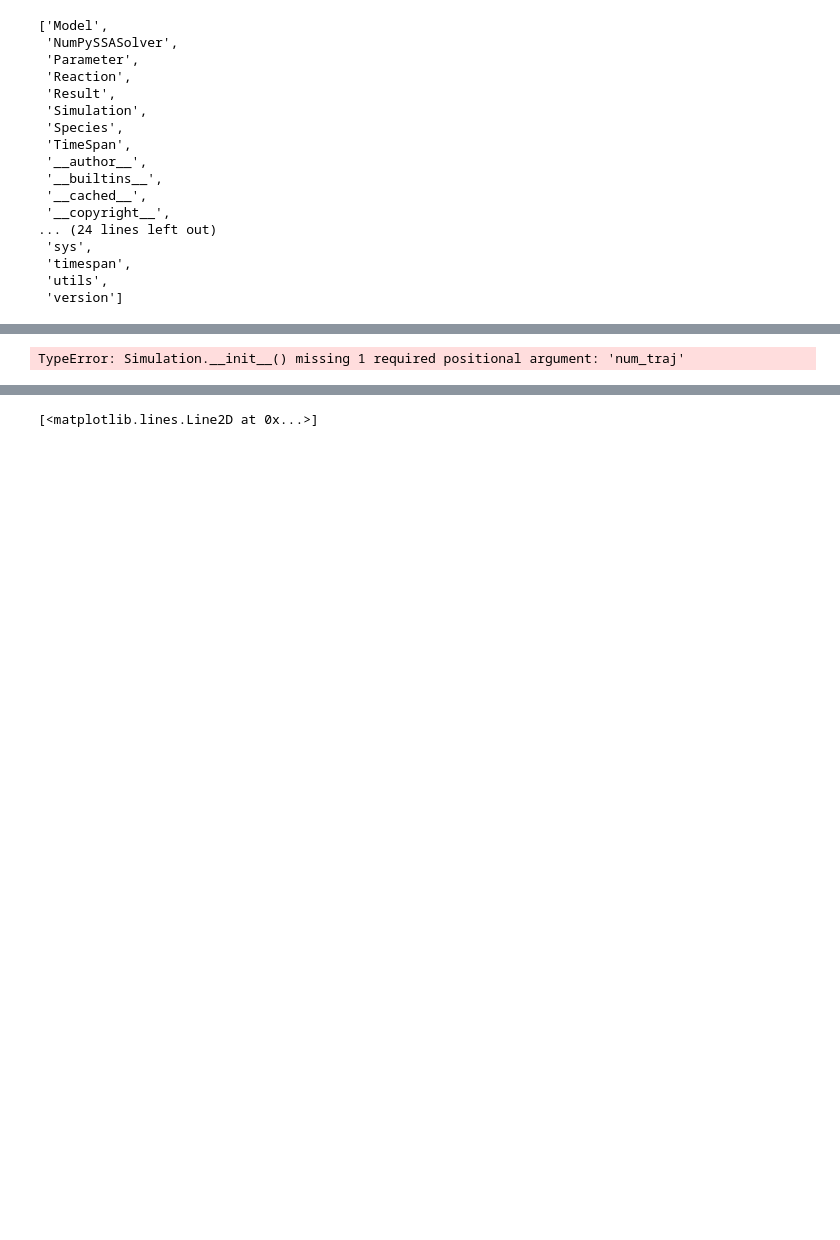
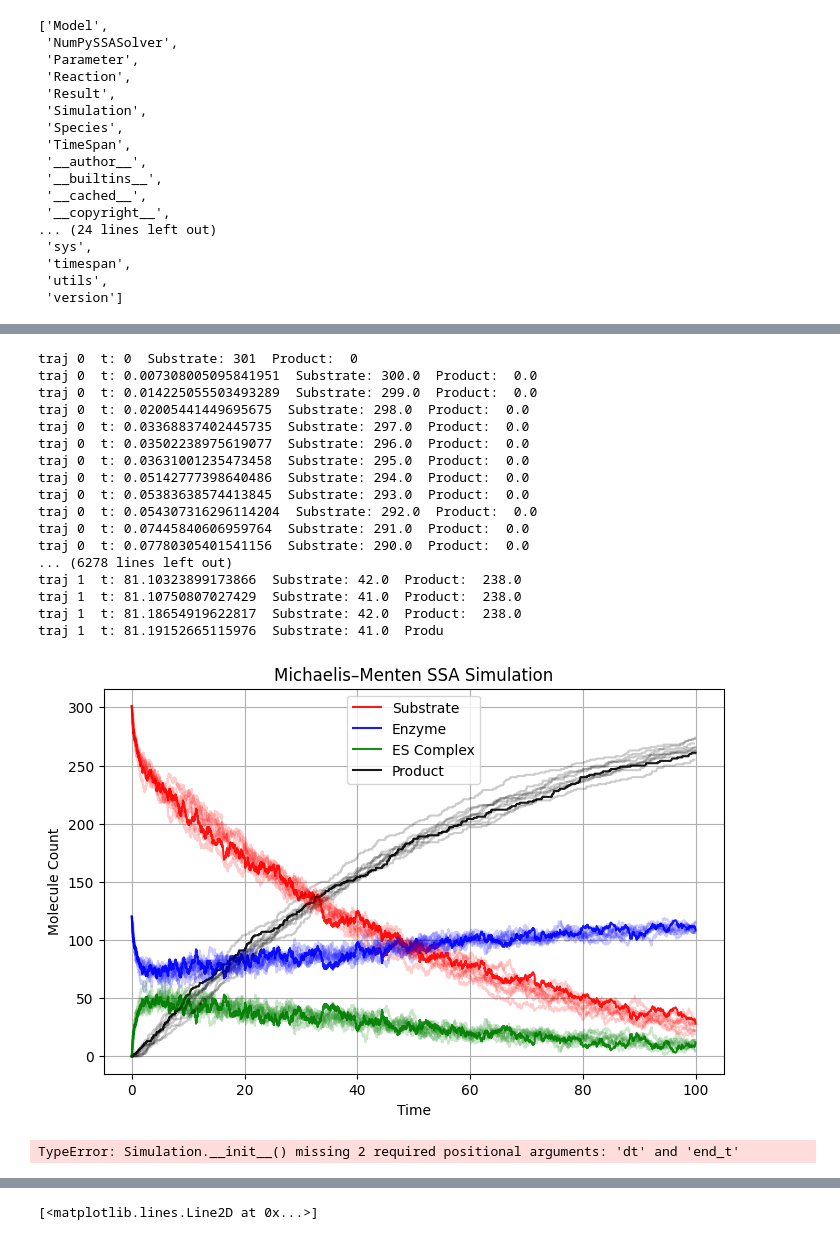
Before and after one commit to GillesPy3D/GillesPy3D, a Jupyter notebook: simulation_lib/reference/NonSpatial-Michaelis_Menten.ipynb, the cells around one changed output, grey strips where cells are left out. Cells and saved outputs as stored; diff of their text form; code cells hidden in the pictures; blank space fills up the shorter version.

```diff
--- a/simulation_lib/reference/NonSpatial-Michaelis_Menten.ipynb
+++ b/simulation_lib/reference/NonSpatial-Michaelis_Menten.ipynb
@@ -130,9 +126,82 @@ result is  [<gillespy3d_pp.core.result.Trajectory object at 0x...>, <gillespy3d_
+# %%
+import matplotlib.pyplot as plt
+#Temp graph for accuracy checks
+#sim = gillespy2.Simulation(model, "SSA")
+#sim = gillespy2.Simulation(model, NumPySSASolver())
+num_traj = 10
+traj_data =[]
+for traj in range(num_traj):
+    sim.reset() # reset the simulation after each run
+    dt = 1;
+    times = []
+    substrate = []
+    enzyme = []
+    complex_ = []
+    product = []
+    prev_t = -1
+    end_t = 100;
+    while sim.get_time() < end_t:
+        t = sim.get_time()
+        if t == prev_t:
+            raise RuntimeError("Time is not advancing")
+        prev_t = t
+        times.append(sim.get_time())
+        substrate.append(sim.get_species('Substrate'))
+        enzyme.append(sim.get_species('Enzyme'))
+        complex_.append(sim.get_species('Enzyme_Substrate_Complex'))
+        product.append(sim.get_species('Product'))
+        #make f string
+        print('traj',traj,' t:',sim.get_time(),' Substrate:',sim.get_species('Substrate'),' Product: ',sim.get_product('Product'))
+        sim.run_until(sim.get_time()+dt);
+    traj_data.append([times,substrate,enzyme,product,complex_])
+
+plt.figure(figsize=(8, 5))
+
+for i,(times,substrate,enzyme,product,complex_) in enumerate(traj_data):
+    if i == 0:
+        plt.plot(times, substrate, label='Substrate', color='red',alpha=.9)
+        plt.plot(times, enzyme, label='Enzyme',color='blue',alpha=.9)
+        plt.plot(times, complex_, label='ES Complex',color='green',alpha=.9)
+        plt.plot(times, product, label='Product',color='black',alpha=.9)
+    else:
+        plt.plot(times, substrate, label='', color='red',alpha=.2)
+        plt.plot(times, enzyme, label='',color='blue',alpha=.2)
+        plt.plot(times, complex_, label='',color='green',alpha=.2)
+        plt.plot(times, product, label='',color='black',alpha=.2)
+
+
+
+plt.xlabel('Time')
+plt.ylabel('Molecule Count')
+plt.title('Michaelis–Menten SSA Simulation')
+plt.legend()
+plt.grid(True)
+plt.show()
+# %% [output]
+traj 0  t: 0  Substrate: 301  Product:  0
+traj 0  t: 0.007308005095841951  Substrate: 300.0  Product:  0.0
+traj 0  t: 0.014225055503493289  Substrate: 299.0  Product:  0.0
+traj 0  t: 0.02005441449695675  Substrate: 298.0  Product:  0.0
+traj 0  t: 0.03368837402445735  Substrate: 297.0  Product:  0.0
+traj 0  t: 0.03502238975619077  Substrate: 296.0  Product:  0.0
+traj 0  t: 0.03631001235473458  Substrate: 295.0  Product:  0.0
+traj 0  t: 0.05142777398640486  Substrate: 294.0  Product:  0.0
+traj 0  t: 0.05383638574413845  Substrate: 293.0  Product:  0.0
+traj 0  t: 0.054307316296114204  Substrate: 292.0  Product:  0.0
+traj 0  t: 0.07445840606959764  Substrate: 291.0  Product:  0.0
+traj 0  t: 0.07780305401541156  Substrate: 290.0  Product:  0.0
+... (6278 lines left out)
+traj 1  t: 81.10323899173866  Substrate: 42.0  Product:  238.0
+traj 1  t: 81.10750807027429  Substrate: 41.0  Product:  238.0
+traj 1  t: 81.18654919622817  Substrate: 42.0  Product:  238.0
+traj 1  t: 81.19152665115976  Substrate: 41.0  Produ
+[figure, added]
 # %%
 # the other way to run GillesPy3Dimport matplotlib.pyplot as plt
-sim = gillespy2.Simulation(model, "SSA")
+sim = gillespy2.Simulation(model, "SSA",)
 #sim = gillespy2.Simulation(model, NumPySSASolver())
 
-num_traj = 10
+number_of_trajectories = 10
 for traj in range(num_traj):
     sim.reset() # reset the simulation after each run
     dt = .1;
@@ -142,4 +211,4 @@ for traj in range(num_traj):
         print('traj',traj,' t:',sim.get_time(),' Substrate:', sim.get_species('Substrate'))
         sim.run_until(sim.get_time()+dt);
 # %% [output]
-TypeError: Simulation.__init__() missing 1 required positional argument: 'num_traj'
+TypeError: Simulation.__init__() missing 2 required positional arguments: 'dt' and 'end_t'
```
Also changed, not shown: parts of 3 cells of this notebook, 3 other files.
